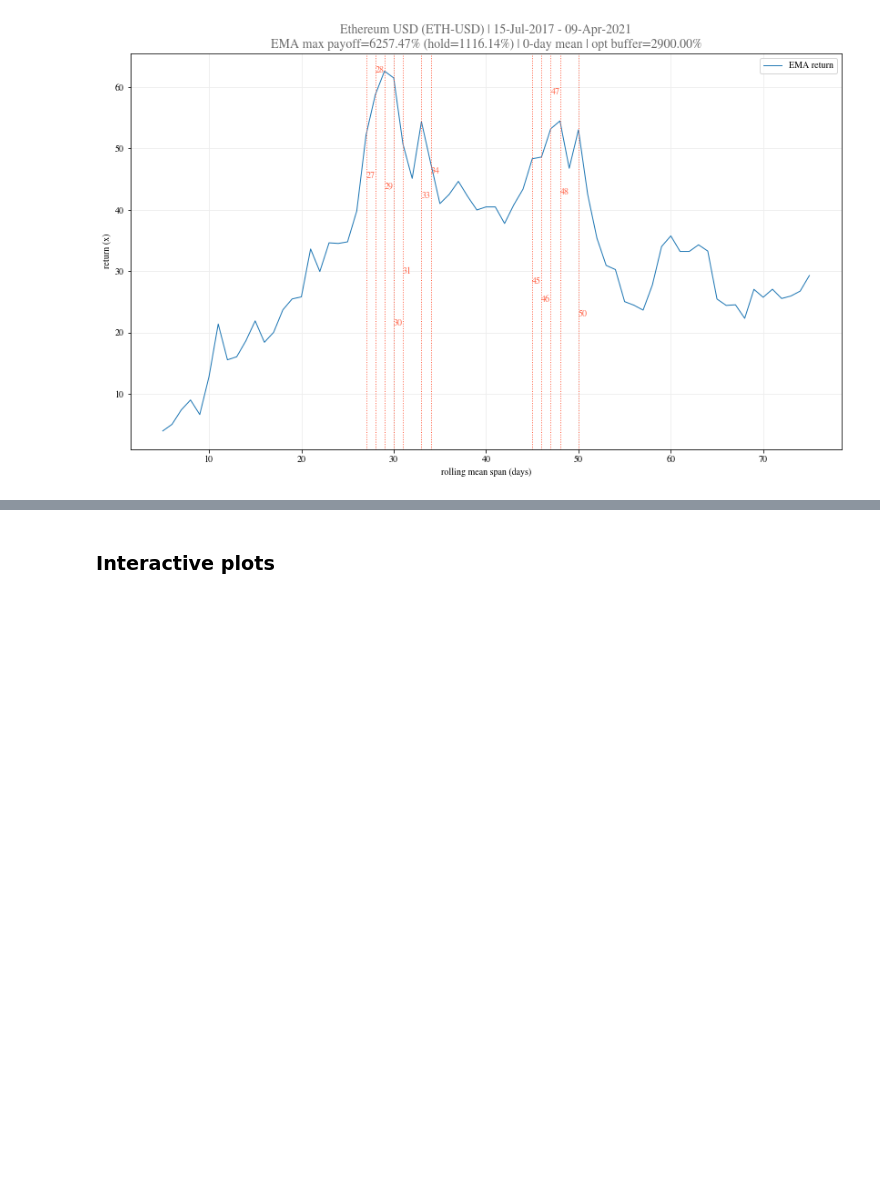
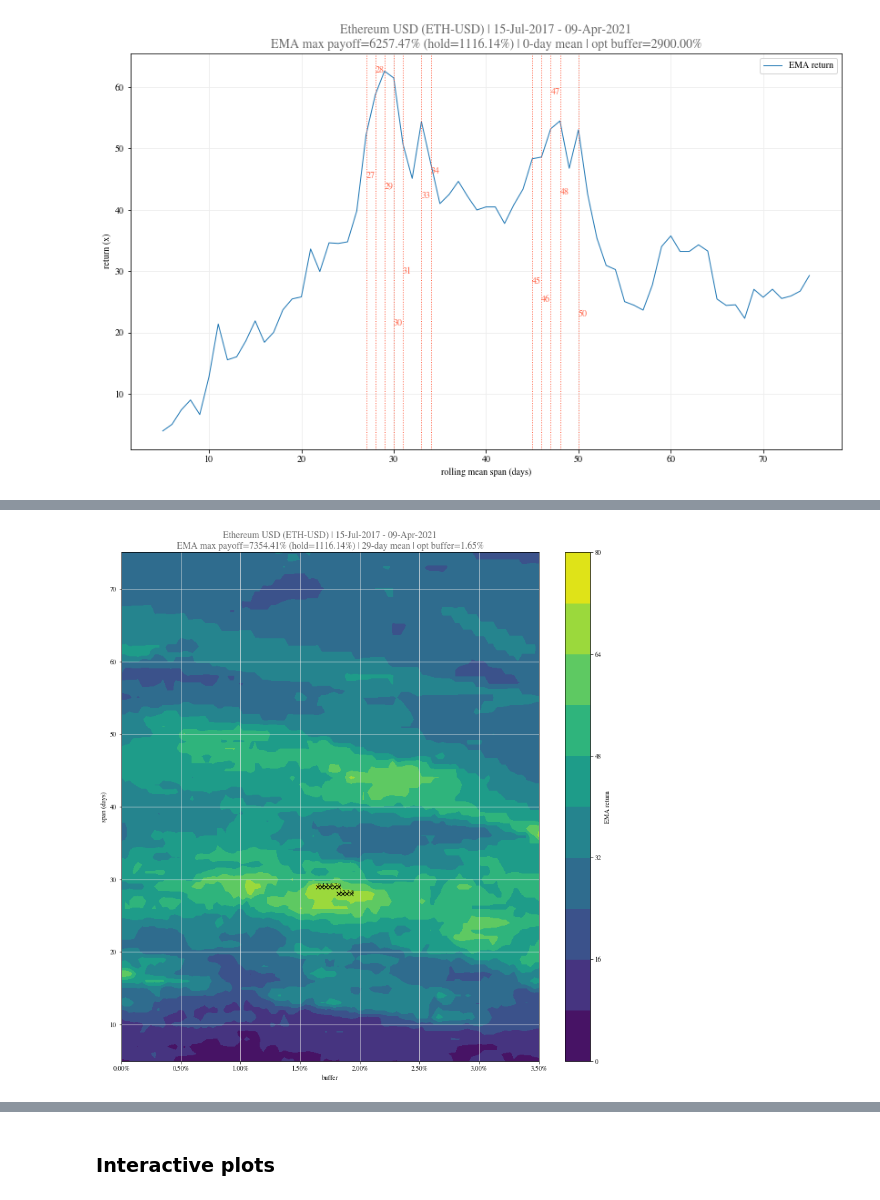
Before and after one commit to Ursuline/asset_management, a Jupyter notebook: moving_avg_oo.ipynb, the cells around one changed output, grey strips where cells are left out. Cells and saved outputs as stored; diff of their text form; code cells hidden in the pictures; blank space fills up the shorter version.

```diff
--- a/moving_avg_oo.ipynb
+++ b/moving_avg_oo.ipynb
@@ -185,8 +188,3 @@ def plot_time_series(span, display_dates, fee_pct, buffer, price_flag, ema_flag,
                                 flags         = flags,
                                 fee_pct       = dft.FEE_PCT,
                                )
-# %%
-date_range = tra.get_datetime_date_range(security, START_DATE, END_DATE)
-print(date_range)
-#tra.read_ema_map(TICKER, date_range)
-#ATO.PA_2017-07-15_2021-03-25_ema_map
@@ -209,4 +194,5 @@ plot = True
 if plot:
     %time
     #%prun -D plot_contours.prof
-    trp.plot_buffer_span_contours(TICKER, ticker_name, date_range, spans, buffers, emas, hold)
+    topomap.contour_plot(ticker_obj, date_range)
+# %% [output]
@@ -212,0 +201 @@ if plot:
+[figure, added]
```
Also changed, not shown: parts of 16 cells of this notebook.
